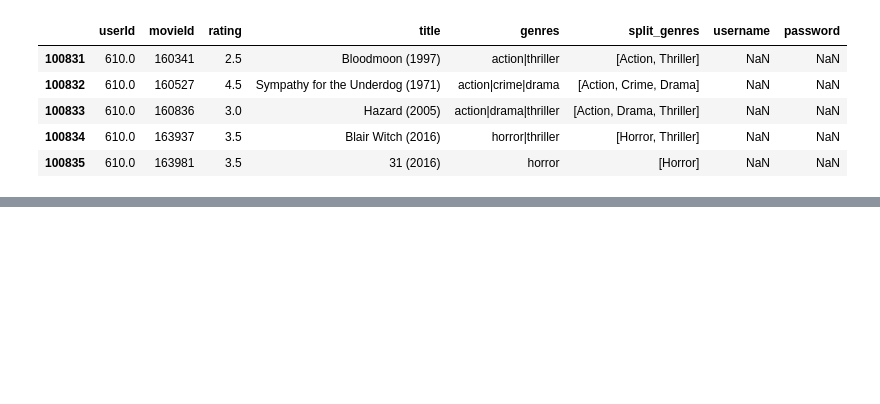
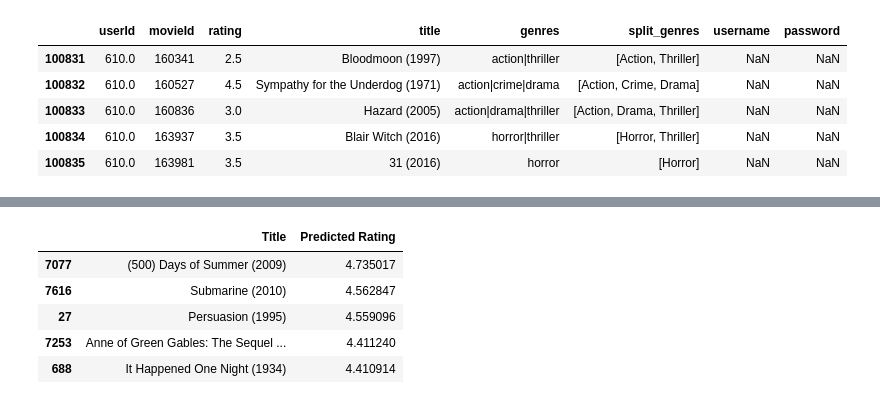
Before and after one commit to JasmineHuang25/rec-systems-project, a Jupyter notebook: clean.ipynb, the cells around one changed output, grey strips where cells are left out. Saved outputs shown, nothing was run; the diff lists cells and outputs as text; code cells hidden in the pictures; blank space fills up the shorter version.

```diff
--- a/clean.ipynb
+++ b/clean.ipynb
@@ -619,0 +760,37 @@ It would be nice to include a way to incorporate user feedback on recommendation
+# %%
+def top_slice(x=None, y=None, final_predictions = None):
+    slice_df= final_predictions[x:y]
+    return slice_df
+# %%
+def movie_recommendation(rating=None, genre=None, choice=None, final_predictions =None):
+
+    # slicing dataframe to include only movies with a given rating or above
+    app_output = final_predictions[final_predictions['prediction'] > rating]
+    #filtering dataframe to only include selected genre
+    app_output = app_output[app_output['genres'].str.contains(genre)]
+    # Selecting only the two relevant columns
+    app_output = app_output[['title', 'prediction']]
+    #renaming columns for output
+    app_output.rename(columns={'prediction':'Predicted Rating', 'title': 'Title'}, inplace=True)
+
+    # creating slices for number of movies to output
+    top_5 = top_slice(0, 5, app_output)
+    top_10 = top_slice(0, 10, app_output)
+    top_20 = top_slice(0, 20, app_output)
+    second_10 = top_slice(10, 20, app_output)
+    bottom_5 = top_slice(-5, None, app_output)
+    bottom_10 = top_slice(-10, None, app_output)
+
+    # Storing slices in dictionary
+    choice_dict = {'Top 5':top_5, 'Top 10':top_10, 'Top 20':top_20, 'Second 10': second_10, 'Bottom 5': bottom_5, 'Bottom 10':bottom_10}
+
+    return choice_dict[choice]
+# %%
+movie_recommendation(4, 'romance', 'Top 5', test_predicted)
+# %% [output]
+|  | Title | Predicted Rating |
+| 7077 | (500) Days of Summer (2009) | 4.735017 |
+| 7616 | Submarine (2010) | 4.562847 |
+| 27 | Persuasion (1995) | 4.559096 |
+| 7253 | Anne of Green Gables: The Sequel ... | 4.411240 |
+| 688 | It Happened One Night (1934) | 4.410914 |
```
Also changed, not shown: parts of 104 cells of this notebook.
